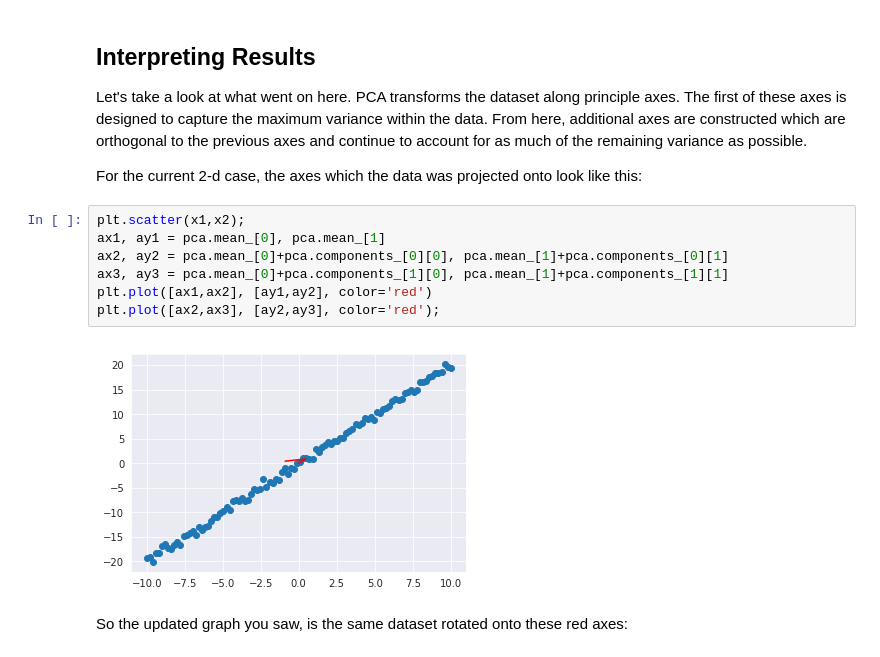
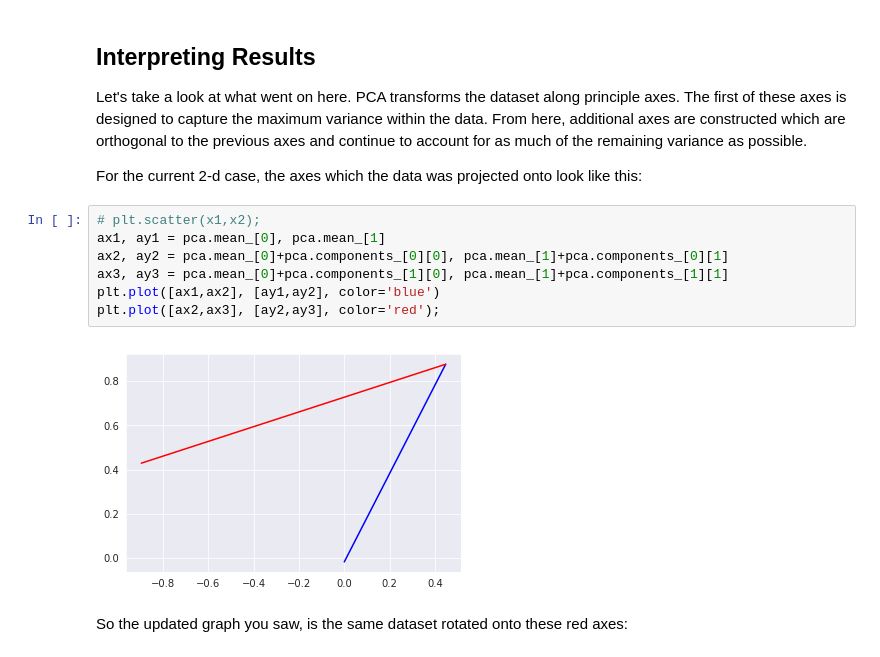
Before and after one commit to mzhou356/dsc-pca-in-scikitlearn-dc-ds-060319, a Jupyter notebook: index.ipynb, the cells around one changed output. Saved outputs shown, nothing was run; the diff lists cells and outputs as text.

```diff
--- a/index.ipynb
+++ b/index.ipynb
@@ -74,14 +74,14 @@ Let's take a look at what went on here. PCA transforms the dataset along princip
 
 For the current 2-d case, the axes which the data was projected onto look like this:
 # %%
-plt.scatter(x1,x2);
+# plt.scatter(x1,x2);
 ax1, ay1 = pca.mean_[0], pca.mean_[1]
 ax2, ay2 = pca.mean_[0]+pca.components_[0][0], pca.mean_[1]+pca.components_[0][1]
 ax3, ay3 = pca.mean_[0]+pca.components_[1][0], pca.mean_[1]+pca.components_[1][1]
-plt.plot([ax1,ax2], [ay1,ay2], color='red')
+plt.plot([ax1,ax2], [ay1,ay2], color='blue')
 plt.plot([ax2,ax3], [ay2,ay3], color='red');
 # %% [output]
-[figure, old version]
+[figure, new version]
 # %% [markdown]
 So the updated graph you saw, is the same dataset rotated onto these red axes:
 # %%
```
